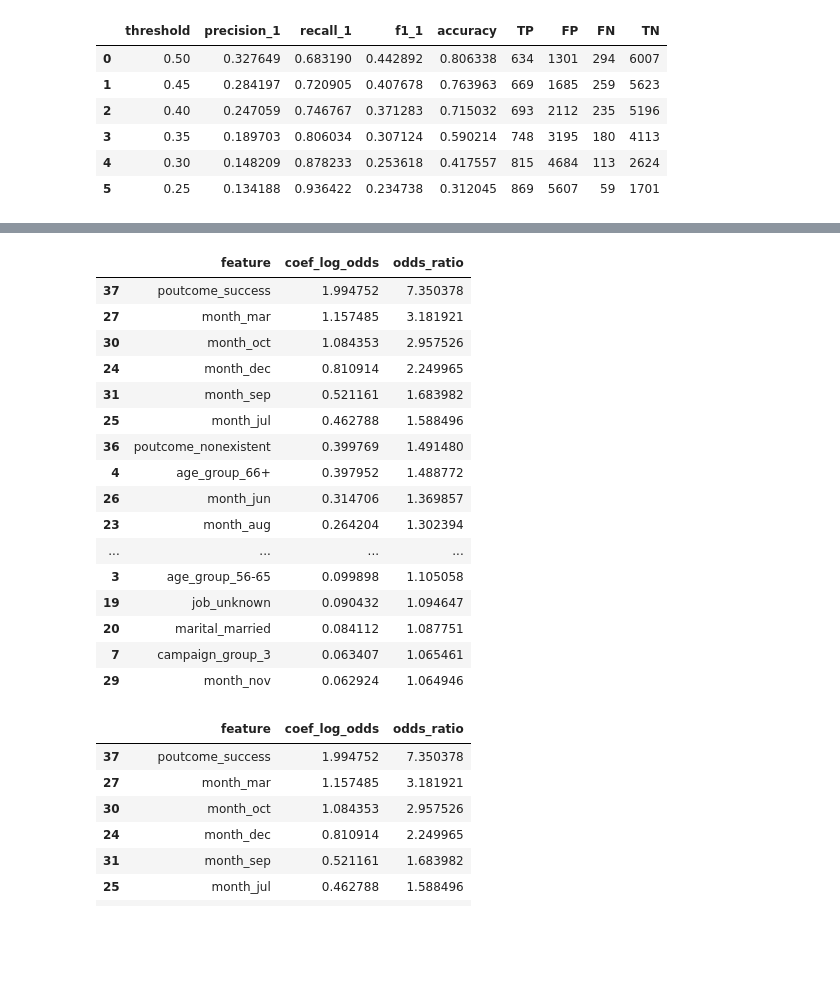
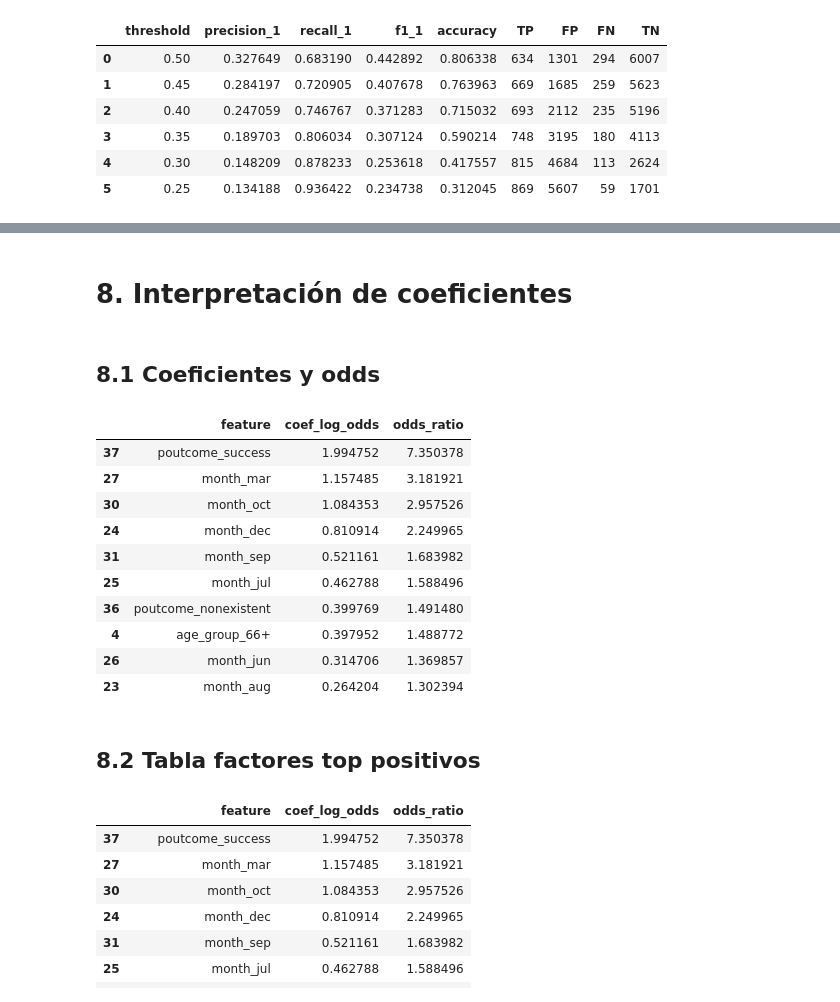
Before and after one commit to paulagg7/Digital-campaigns-Fintech, a Jupyter notebook: notebooks/drafts_team/modelo_regresion_final.ipynb, the cells around one changed output, grey strips where cells are left out. Drawn from its saved outputs; the diff is of its cells as text; code cells hidden in the pictures; blank space fills up the shorter version.

```diff
--- a/notebooks/drafts_team/modelo_regresion_final.ipynb
+++ b/notebooks/drafts_team/modelo_regresion_final.ipynb
@@ -94,3 +251,44 @@ X_test.loc[:, num_cols]  = X_test[num_cols].fillna(medianas)  # usamos las media
 scaler = StandardScaler()
 X_train.loc[:, num_cols] = scaler.fit_transform(X_train[num_cols])
 X_test.loc[:, num_cols]  = scaler.transform(X_test[num_cols])
+# %%
+# Comparación: Baseline (class_weight) vs SMOTE
+from imblearn.over_sampling import SMOTE
+
+# 1) Baseline: Logistic Regression con class_weight balanced (sin SMOTE)
+baseline = LogisticRegression(max_iter=1000, class_weight="balanced", random_state=42)
+baseline.fit(X_train, y_train)
+
+y_prob_test_base = baseline.predict_proba(X_test)[:, 1]
+y_pred_test_base = (y_prob_test_base >= 0.5).astype(int)
+
+auc_test_base = roc_auc_score(y_test, y_prob_test_base)
+
+print("===== BASELINE (class_weight='balanced') =====")
+print(f"AUC TEST: {auc_test_base:.4f}")
+print(classification_report(y_test, y_pred_test_base))
+print(confusion_matrix(y_test, y_pred_test_base))
+
+
+# 2) SMOTE: oversampling SOLO en train
+smote = SMOTE(random_state=42)
+X_train_sm, y_train_sm = smote.fit_resample(X_train, y_train)
+
+smote_model = LogisticRegression(max_iter=1000, random_state=42)
+smote_model.fit(X_train_sm, y_train_sm)
+
+y_prob_test_smote = smote_model.predict_proba(X_test)[:, 1]
+y_pred_test_smote = (y_prob_test_smote >= 0.5).astype(int)
+
+auc_test_smote = roc_auc_score(y_test, y_prob_test_smote)
+
+print("\n===== SMOTE (solo en TRAIN) =====")
+print(f"AUC TEST: {auc_test_smote:.4f}")
+print(classification_report(y_test, y_pred_test_smote))
+print(confusion_matrix(y_test, y_pred_test_smote))
+
+
+# 3) Resumen comparativo rápido
+print("\n===== RESUMEN =====")
+print(f"AUC TEST Baseline: {auc_test_base:.4f}")
+print(f"AUC TEST SMOTE   : {auc_test_smote:.4f}")
@@ -196,30 +481,31 @@ results
+# %% [markdown]
+# 8. Interpretación de coeficientes
+# %% [markdown]
+## 8.1 Coeficientes y odds
 # %%
+# Coeficientes y odds
 coef_df = pd.DataFrame({
     "feature": X.columns,
     "coef_log_odds": log_reg.coef_[0]
 })
 
 coef_df["odds_ratio"] = np.exp(coef_df["coef_log_odds"])
 
 coef_df = coef_df.sort_values(by="coef_log_odds", ascending=False)
 
-coef_df.head(20)
+coef_df.head(10)
 # %% [output]
 |  | feature | coef_log_odds | odds_ratio |
 | 37 | poutcome_success | 1.994752 | 7.350378 |
 | 27 | month_mar | 1.157485 | 3.181921 |
 | 30 | month_oct | 1.084353 | 2.957526 |
 | 24 | month_dec | 0.810914 | 2.249965 |
 | 31 | month_sep | 0.521161 | 1.683982 |
 | 25 | month_jul | 0.462788 | 1.588496 |
 | 36 | poutcome_nonexistent | 0.399769 | 1.491480 |
 | 4 | age_group_66+ | 0.397952 | 1.488772 |
 | 26 | month_jun | 0.314706 | 1.369857 |
 | 23 | month_aug | 0.264204 | 1.302394 |
-| ... | ... | ... | ... |
-| 3 | age_group_56-65 | 0.099898 | 1.105058 |
-| 19 | job_unknown | 0.090432 | 1.094647 |
-| 20 | marital_married | 0.084112 | 1.087751 |
-| 7 | campaign_group_3 | 0.063407 | 1.065461 |
-| 29 | month_nov | 0.062924 | 1.064946 |
+# %% [markdown]
+## 8.2 Tabla factores top positivos
 # %%
```
Also changed, not shown: parts of 60 cells of this notebook.
